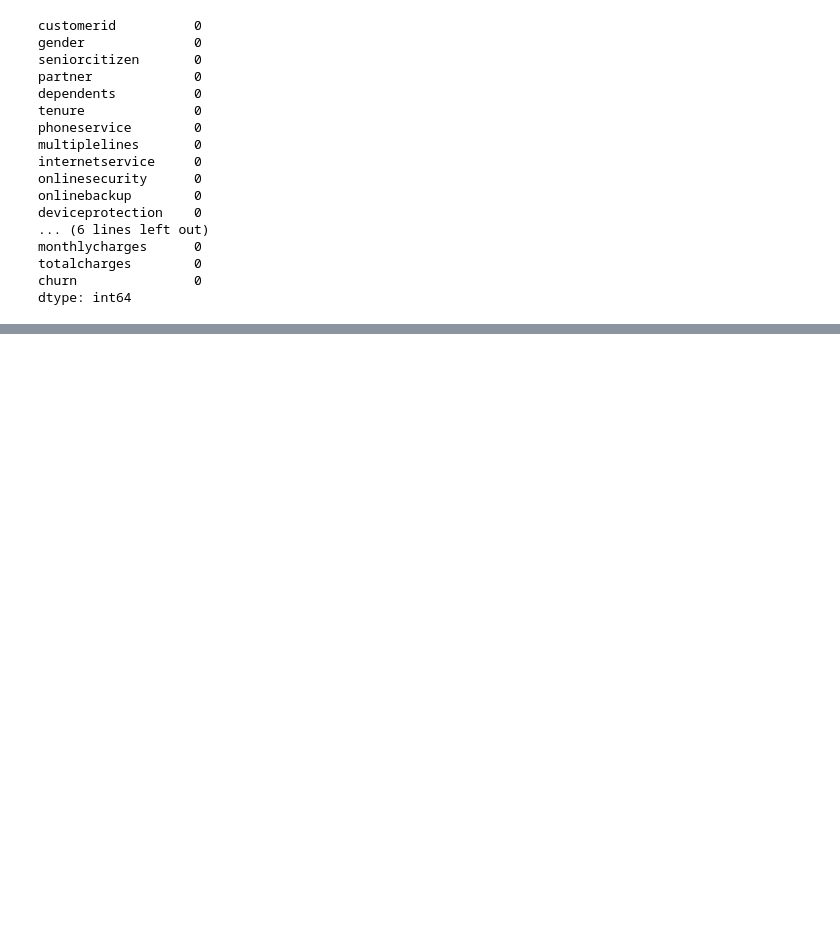
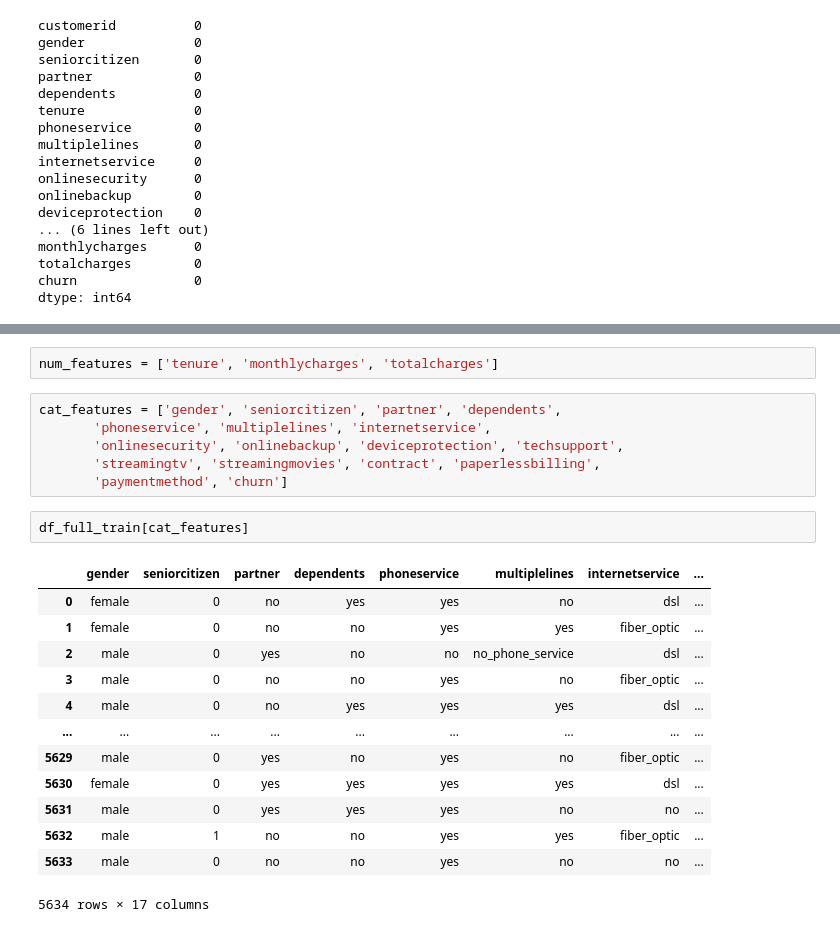
Before and after one commit to adeakinwe/ML_zoomcamp, a Jupyter notebook: Classification/customer-churn.ipynb, the cells around one changed output, grey strips where cells are left out. Cells and saved outputs as stored; diff of their text form; blank space fills up the shorter version.

```diff
--- a/Classification/customer-churn.ipynb
+++ b/Classification/customer-churn.ipynb
@@ -162,0 +204,24 @@ dtype: int64
+# %%
+num_features = ['tenure', 'monthlycharges', 'totalcharges']
+# %%
+cat_features = ['gender', 'seniorcitizen', 'partner', 'dependents',
+       'phoneservice', 'multiplelines', 'internetservice',
+       'onlinesecurity', 'onlinebackup', 'deviceprotection', 'techsupport',
+       'streamingtv', 'streamingmovies', 'contract', 'paperlessbilling',
+       'paymentmethod', 'churn']
+# %%
+df_full_train[cat_features]
+# %% [output]
+|  | gender | seniorcitizen | partner | dependents | phoneservice | multiplelines | internetservice | ... |
+| 0 | female | 0 | no | yes | yes | no | dsl | ... |
+| 1 | female | 0 | no | no | yes | yes | fiber_optic | ... |
+| 2 | male | 0 | yes | no | no | no_phone_service | dsl | ... |
+| 3 | male | 0 | no | no | yes | no | fiber_optic | ... |
+| 4 | male | 0 | no | yes | yes | yes | dsl | ... |
+| ... | ... | ... | ... | ... | ... | ... | ... | ... |
+| 5629 | male | 0 | yes | no | yes | no | fiber_optic | ... |
+| 5630 | female | 0 | yes | yes | yes | yes | dsl | ... |
+| 5631 | male | 0 | yes | yes | yes | no | no | ... |
+| 5632 | male | 1 | no | no | yes | yes | fiber_optic | ... |
+| 5633 | male | 0 | no | no | yes | no | no | ... |
+5634 rows × 17 columns
```
Also changed, not shown: parts of 5 cells of this notebook.
